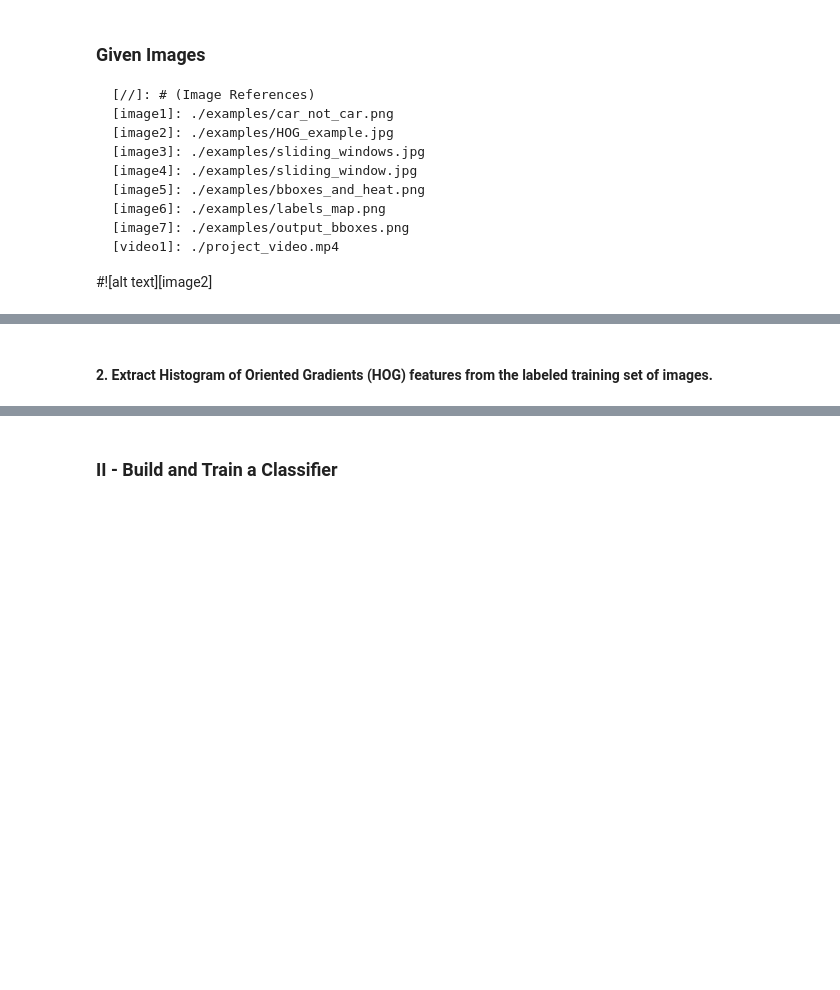
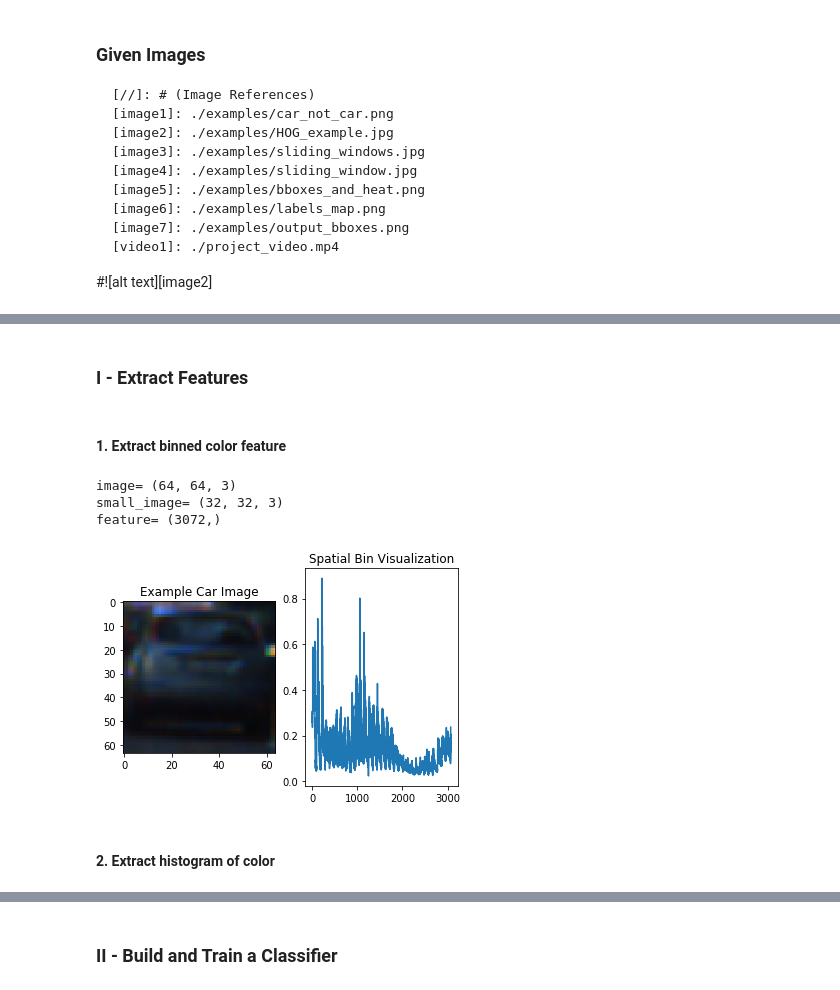
Before and after one commit to preeti-chauhan/SDCND-Project1-Vehicle-Detection-Tracking, a Jupyter notebook: P5.ipynb, the cells around one changed output, grey strips where cells are left out. Drawn from its saved outputs; the diff is of its cells as text; code cells hidden in the pictures; blank space fills up the shorter version.

Commit message:
II-Build_and_Train_ParamChoice_98

```diff
--- a/P5.ipynb
+++ b/P5.ipynb
@@ -111,2 +112,44 @@ Number of non-vehicle images:  8968
-# %% [markdown]
-#### 2. Extract Histogram of Oriented Gradients (HOG) features from the labeled training set of images.
+# %% [markdown]
+### I -  Extract Features
+# %% [markdown]
+#### 1. Extract binned color feature
+# %%
+# Define a function to compute binned color feature
+# This is scaling down the resolution of an image
+def bin_spatial(img, size=(32, 32), vis='False'):
+    small_img = cv2.resize(img, size)
+    # Use cv2.resize().ravel() to create the feature vector
+    feature = small_img.ravel()
+    # Return the feature vector
+    if (vis == 'False'):
+        return feature
+    else:
+        return feature,  small_img
+# %%
+# Test bin_spatial()
+
+# Generate a random index to look at a car image
+ind = np.random.randint(0, len(cars))
+# Read in the image
+image_s = mpimg.imread(cars[ind])
+print("image=", image_s.shape)
+# Define spatial bin parameters
+size=(32, 32)
+feature_bin, small_image = bin_spatial(image_s, size=size, vis='True')
+print("small_image=", small_image.shape)
+print("feature=", feature_bin.shape)
+# Plot the examples
+fig = plt.figure()
+plt.subplot(121)
+plt.imshow(image_s)
+plt.title('Example Car Image')
+plt.subplot(122)
+plt.plot(feature_bin)
+plt.title('Spatial Bin Visualization');
+# %% [output]
+image= (64, 64, 3)
+small_image= (32, 32, 3)
+feature= (3072,)
+[figure, added]
+# %% [markdown]
+#### 2. Extract histogram of color
```
Also changed, not shown: parts of 54 cells of this notebook.
